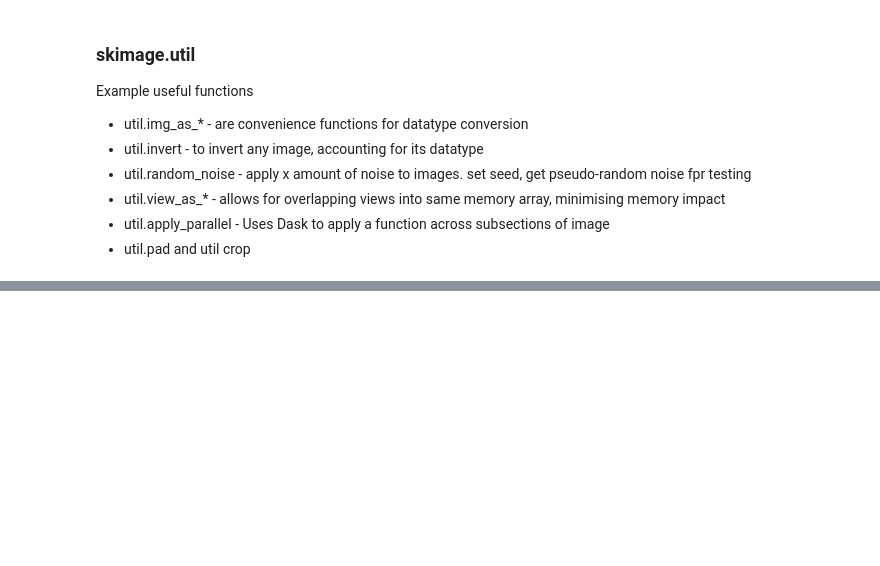
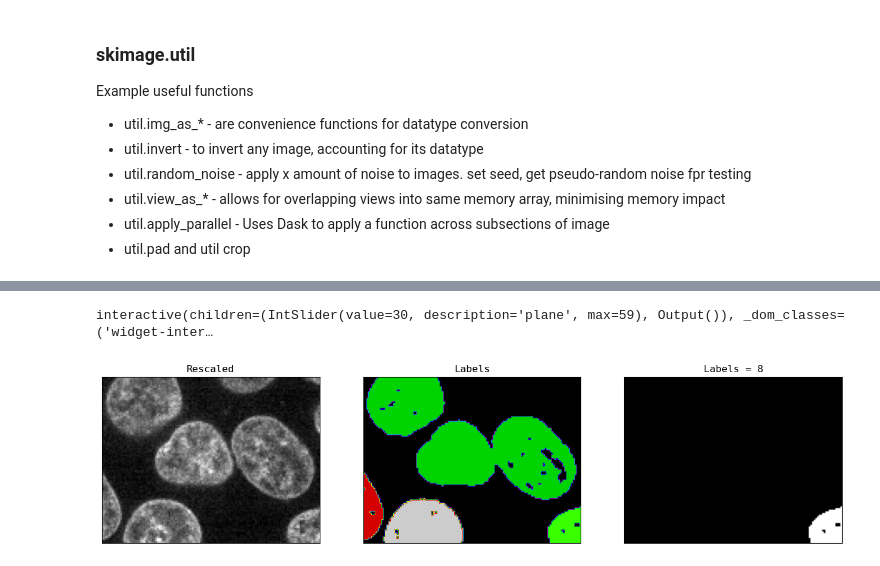
Before and after one commit to jazwilson/skimage_analysis_notebook, a Jupyter notebook: scikit_image_3D_analysis_umbrellaworkshop.ipynb, the cells around one changed output, grey strips where cells are left out. Saved outputs shown, nothing was run; the diff lists cells and outputs as text; code cells hidden in the pictures; blank space fills up the shorter version.

```diff
--- a/scikit_image_3D_analysis_umbrellaworkshop.ipynb
+++ b/scikit_image_3D_analysis_umbrellaworkshop.ipynb
@@ -186,0 +264,5 @@ from skimage import util
+# %%
+width = 20
+cells_remove_objects = morphology.remove_small_objects(cells_binary, width **3)
+
+sc.slice_explorer(cells_remove_objects)
@@ -186,0 +300,13 @@ from skimage import util
+# %%
+cells_label = measure.label(cells_remove_objects)
+# %%
+sc.slice_explorer(cells_label, cmap='nipy_spectral');
+
+_, (win_left, win_center, win_right) = plt.subplots(nrows=1, ncols=3, figsize=(16, 4))
+
+sc.show_plane(win_left, cells_rescaled[32, :100, 125:], title='Rescaled')
+sc.show_plane(win_center, cells_label[32, :100, 125:], cmap='nipy_spectral', title='Labels')
+sc.show_plane(win_right, cells_label[32, :100, 125:] == 8, title='Labels = 8')
+# %% [output]
+interactive(children=(IntSlider(value=30, description='plane', max=59), Output()), _dom_classes=('widget-inter…
+[figure, added]
```
Also changed, not shown: parts of 48 cells of this notebook, 1 other file.
